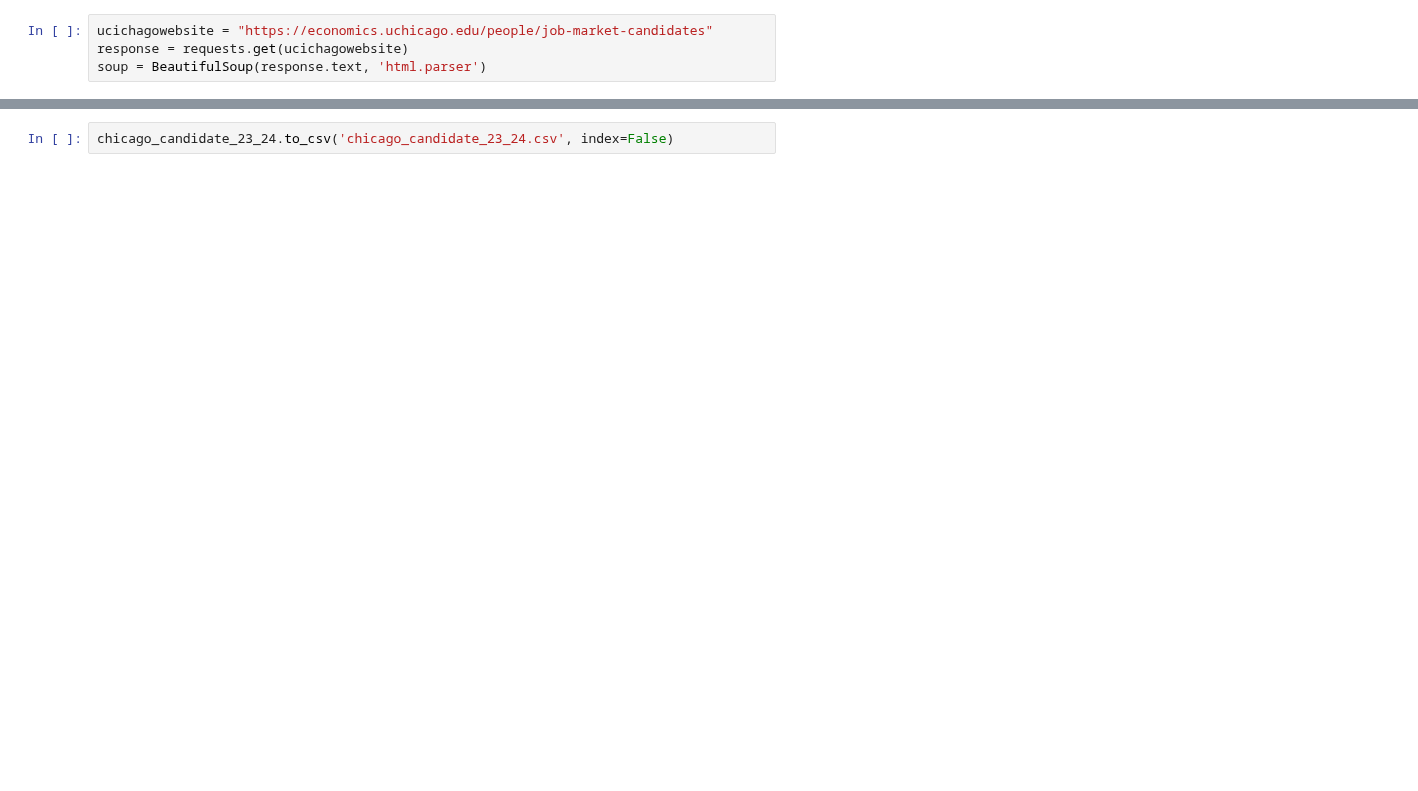
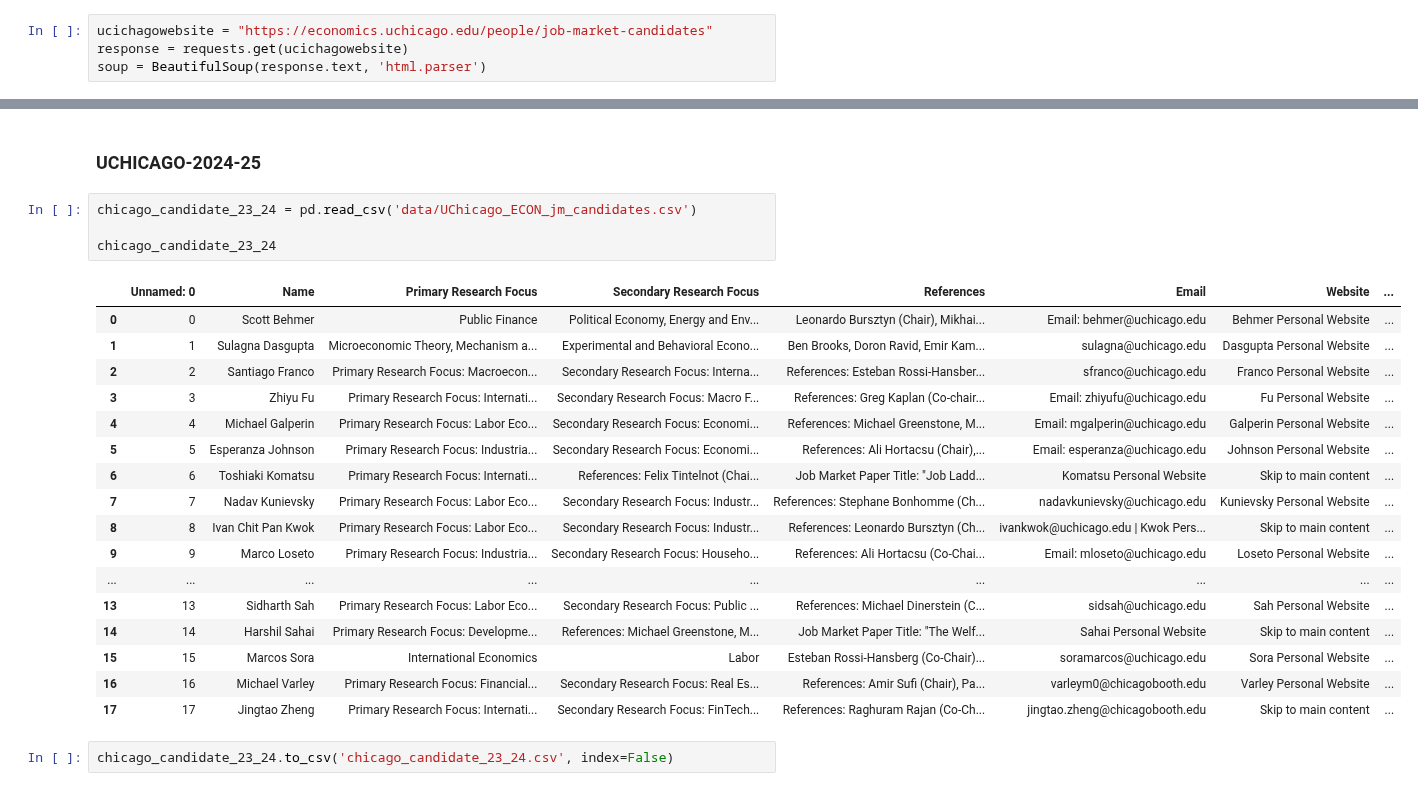
Before and after one commit to schan676/Gender_composition_STEM, a Jupyter notebook: UCB_UCHICAGO_SCRAPE.ipynb, the cells around one changed output, grey strips where cells are left out. Saved outputs shown, nothing was run; the diff lists cells and outputs as text; blank space fills up the shorter version.

```diff
--- a/UCB_UCHICAGO_SCRAPE.ipynb
+++ b/UCB_UCHICAGO_SCRAPE.ipynb
@@ -167,2 +21,26 @@ chicago_candidate_23_24
+# %% [markdown]
+### UCHICAGO-2024-25
+# %%
+chicago_candidate_23_24 = pd.read_csv('data/UChicago_ECON_jm_candidates.csv')
+
+chicago_candidate_23_24
+# %% [output]
+|  | Unnamed: 0 | Name | Primary Research Focus | Secondary Research Focus | References | Email | Website | ... |
+| 0 | 0 | Scott Behmer | Public Finance | Political Economy, Energy and Env... | Leonardo Bursztyn (Chair), Mikhai... | Email: behmer@uchicago.edu | Behmer Personal Website | ... |
+| 1 | 1 | Sulagna Dasgupta | Microeconomic Theory, Mechanism a... | Experimental and Behavioral Econo... | Ben Brooks, Doron Ravid, Emir Kam... | sulagna@uchicago.edu | Dasgupta Personal Website | ... |
+| 2 | 2 | Santiago Franco | Primary Research Focus: Macroecon... | Secondary Research Focus: Interna... | References: Esteban Rossi-Hansber... | sfranco@uchicago.edu | Franco Personal Website | ... |
+| 3 | 3 | Zhiyu Fu | Primary Research Focus: Internati... | Secondary Research Focus: Macro F... | References: Greg Kaplan (Co-chair... | Email: zhiyufu@uchicago.edu | Fu Personal Website | ... |
+| 4 | 4 | Michael Galperin | Primary Research Focus: Labor Eco... | Secondary Research Focus: Economi... | References: Michael Greenstone, M... | Email: mgalperin@uchicago.edu | Galperin Personal Website | ... |
+| 5 | 5 | Esperanza Johnson | Primary Research Focus: Industria... | Secondary Research Focus: Economi... | References: Ali Hortacsu (Chair),... | Email: esperanza@uchicago.edu | Johnson Personal Website | ... |
+| 6 | 6 | Toshiaki Komatsu | Primary Research Focus: Internati... | References: Felix Tintelnot (Chai... | Job Market Paper Title: "Job Ladd... | Komatsu Personal Website | Skip to main content | ... |
+| 7 | 7 | Nadav Kunievsky | Primary Research Focus: Labor Eco... | Secondary Research Focus: Industr... | References: Stephane Bonhomme (Ch... | nadavkunievsky@uchicago.edu | Kunievsky Personal Website | ... |
+| 8 | 8 | Ivan Chit Pan Kwok | Primary Research Focus: Labor Eco... | Secondary Research Focus: Industr... | References: Leonardo Bursztyn (Ch... | ivankwok@uchicago.edu | Kwok Pers... | Skip to main content | ... |
+| 9 | 9 | Marco Loseto | Primary Research Focus: Industria... | Secondary Research Focus: Househo... | References: Ali Hortacsu (Co-Chai... | Email: mloseto@uchicago.edu | Loseto Personal Website | ... |
+| ... | ... | ... | ... | ... | ... | ... | ... | ... |
+| 13 | 13 | Sidharth Sah | Primary Research Focus: Labor Eco... | Secondary Research Focus: Public ... | References: Michael Dinerstein (C... | sidsah@uchicago.edu | Sah Personal Website | ... |
+| 14 | 14 | Harshil Sahai | Primary Research Focus: Developme... | References: Michael Greenstone, M... | Job Market Paper Title: "The Welf... | Sahai Personal Website | Skip to main content | ... |
+| 15 | 15 | Marcos Sora | International Economics | Labor | Esteban Rossi-Hansberg (Co-Chair)... | soramarcos@uchicago.edu | Sora Personal Website | ... |
+| 16 | 16 | Michael Varley | Primary Research Focus: Financial... | Secondary Research Focus: Real Es... | References: Amir Sufi (Chair), Pa... | varleym0@chicagobooth.edu | Varley Personal Website | ... |
+| 17 | 17 | Jingtao Zheng | Primary Research Focus: Internati... | Secondary Research Focus: FinTech... | References: Raghuram Rajan (Co-Ch... | jingtao.zheng@chicagobooth.edu | Skip to main content | ... |
 # %%
 chicago_candidate_23_24.to_csv('chicago_candidate_23_24.csv', index=False)
```
Also changed, not shown: parts of 56 cells of this notebook.
